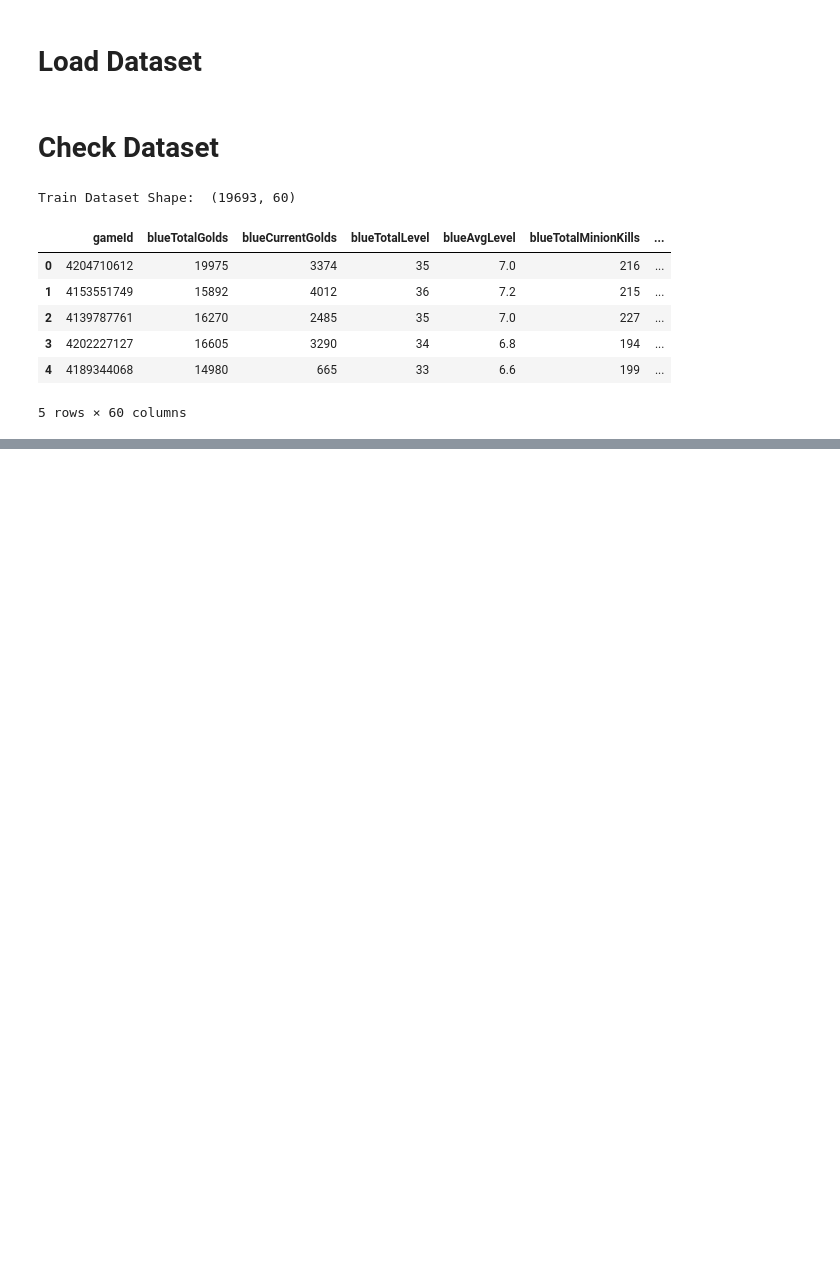
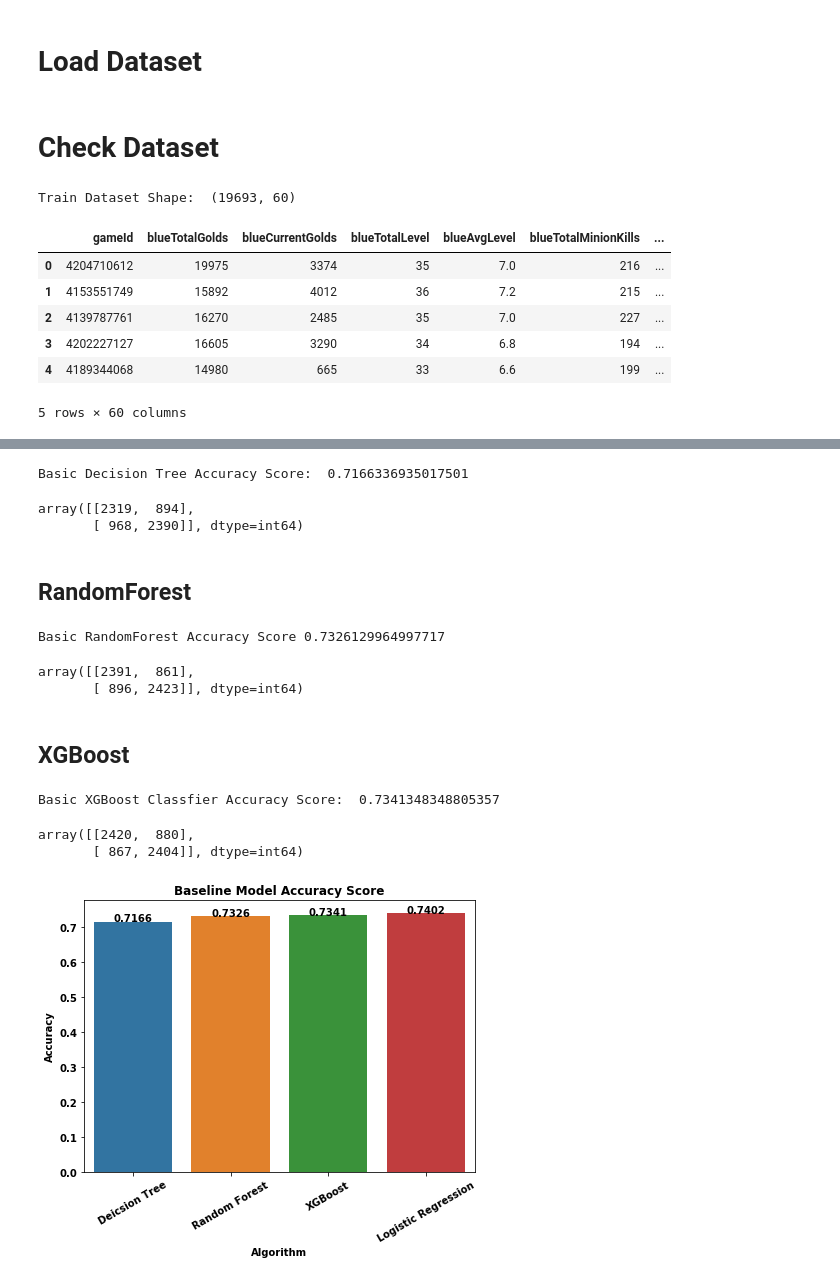
Before and after one commit to SSANGMAN/LoL, a Jupyter notebook: ipynb/Modeling.ipynb, the cells around one changed output, grey strips where cells are left out. Drawn from its saved outputs; the diff is of its cells as text; code cells hidden in the pictures; blank space fills up the shorter version.

```diff
--- a/ipynb/Modeling.ipynb
+++ b/ipynb/Modeling.ipynb
@@ -35,0 +79,63 @@ Train Dataset Shape:  (19693, 60)
+# %%
+dt = DecisionTreeClassifier(max_depth = 6, random_state = 42)
+dt.fit(X_train, y_train)
+
+dt_pred = dt.predict(X_test)
+print("Basic Decision Tree Accuracy Score: ", accuracy_score(dt_pred, y_test))
+confusion_matrix(dt_pred, y_test)
+# %% [output]
+Basic Decision Tree Accuracy Score:  0.7166336935017501
+array([[2319,  894],
+       [ 968, 2390]], dtype=int64)
+# %% [markdown]
+## RandomForest
+# %%
+rf = RandomForestClassifier(max_depth = 7, random_state = 42)
+rf.fit(X_train, y_train)
+
+rf_pred = rf.predict(X_test)
+print("Basic RandomForest Accuracy Score", accuracy_score(rf_pred, y_test))
+confusion_matrix(rf_pred, y_test)
+# %% [output]
+Basic RandomForest Accuracy Score 0.7326129964997717
+array([[2391,  861],
+       [ 896, 2423]], dtype=int64)
+# %% [markdown]
+## XGBoost
+# %%
+xgb = XGBClassifier(max_depth = 6, random_state = 42)
+xgb.fit(X_train, y_train)
+
+xgb_pred = xgb.predict(X_test)
+print("Basic XGBoost Classfier Accuracy Score: ", accuracy_score(xgb_pred, y_test))
+confusion_matrix(xgb_pred, y_test)
+# %% [output]
+Basic XGBoost Classfier Accuracy Score:  0.7341348348805357
+array([[2420,  880],
+       [ 867, 2404]], dtype=int64)
+# %%
+score = [accuracy_score(lr_pred, y_test),  accuracy_score(dt_pred, y_test),
+         accuracy_score(rf_pred, y_test), accuracy_score(xgb_pred, y_test)]
+algorithm = ['Logistic Regression', 'Deicsion Tree', 'Random Forest', 'XGBoost']
+
+pred_df = pd.DataFrame()
+pred_df['Score'] = score
+pred_df['Algorithm'] = algorithm
+pred_df = pred_df.sort_values('Score')
+
+plt.figure(figsize = (7, 5))
+ax = sns.barplot(y = 'Score', x = 'Algorithm', data = pred_df, orient = 'v')
+
+for p in ax.patches:
+    height = p.get_height()
+    ax.text(p.get_x() + p.get_width()/2.,
+            height,
+            '{:1.4f}'.format(height),
+            ha = 'center')
+
+plt.title("Baseline Model Accuracy Score")
+plt.xticks(rotation = 30)
+plt.ylabel("Accuracy")
+plt.show()
+# %% [output]
+[figure, added]
```
Also changed, not shown: parts of 15 cells of this notebook.
